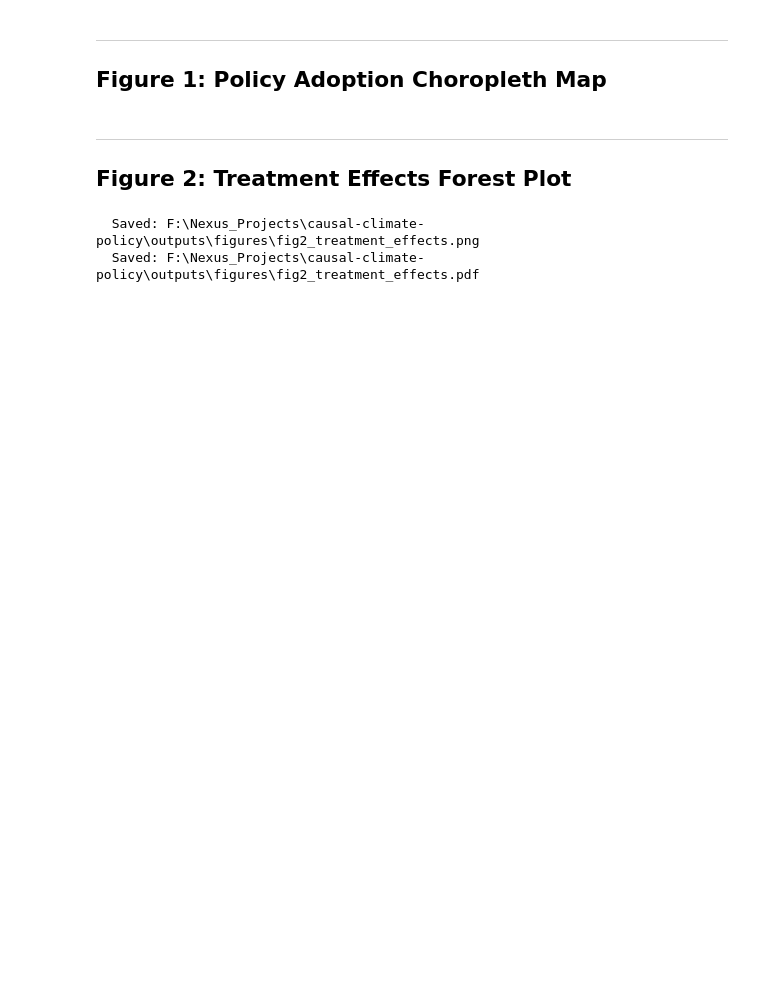
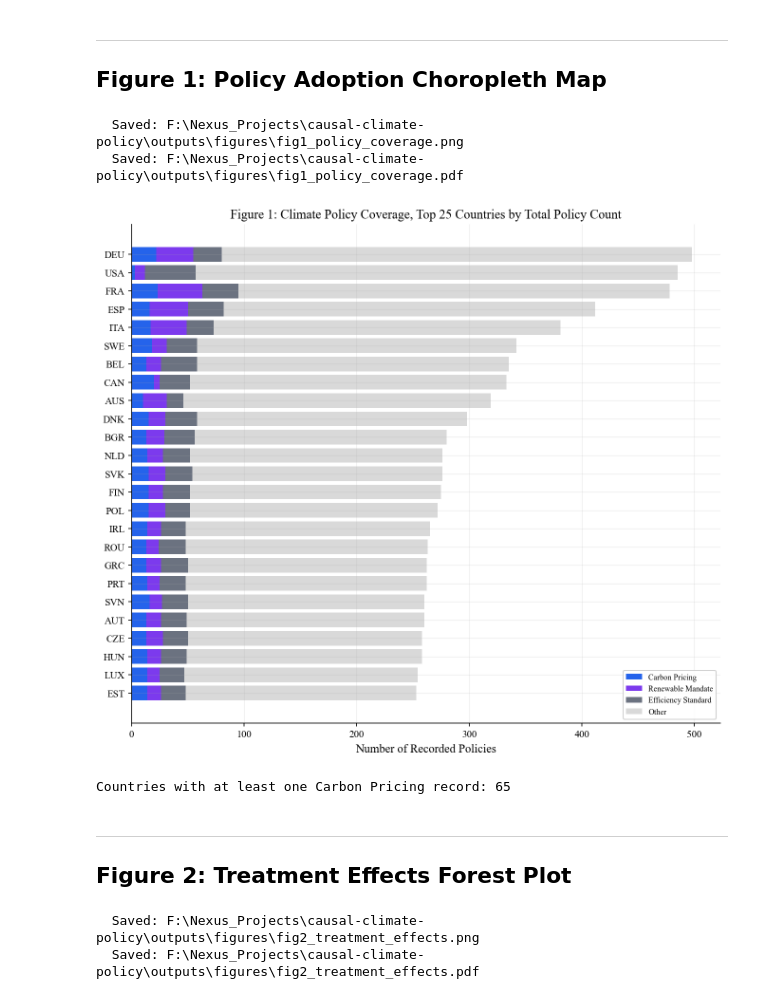
Before and after one commit to prakash-ukhalkar/causal-climate-policy-ml, a Jupyter notebook: notebooks/07_results_visualization.ipynb, the cells around one changed output. Saved outputs shown, nothing was run; the diff lists cells and outputs as text; code cells hidden in the pictures; blank space fills up the shorter version.

```diff
--- a/notebooks/07_results_visualization.ipynb
+++ b/notebooks/07_results_visualization.ipynb
@@ -76,3 +58,53 @@ fig_map.show()
+# %%
+df_policies = pd.read_csv(PROJECT_ROOT / "data" / "interim" / "policies_cleaned.csv")
+
+# Count policies per country, by category, for the top 25 countries overall.
+#
+# NOTE: an earlier version of this cell used a Plotly choropleth map, which
+# only ever called .show() and never saved to disk -- the PNG previously on
+# disk (outputs/figures/fig1_policy_coverage.png) was a stale, one-off manual
+# export from before the policy-categorization fix (Section 3.2 of the
+# manuscript). Attempting to fix this by saving via Plotly's Kaleido image
+# export found Kaleido hangs indefinitely in this environment (a pre-existing
+# headless-Chromium dependency issue, not something introduced by this fix).
+# Replaced with an equivalent matplotlib bar chart, which uses the same
+# `save_figure` helper already used successfully elsewhere in this notebook
+# and has no such dependency.
+policy_by_country = (
+    df_policies.groupby(["iso3", "policy_category"]).size().unstack(fill_value=0)
+)
+policy_by_country["total"] = policy_by_country.sum(axis=1)
+top25 = policy_by_country.sort_values("total", ascending=False).head(25)
+plot_cols = [c for c in ["Carbon Pricing", "Renewable Mandate", "Efficiency Standard", "Other"]
+             if c in top25.columns]
+
+fig, ax = plt.subplots(figsize=(9, 8))
+bottom = np.zeros(len(top25))
+category_colors = {
+    "Carbon Pricing": COLORS["primary"],
+    "Renewable Mandate": COLORS.get("secondary", "#2ca02c"),
+    "Efficiency Standard": COLORS.get("neutral", "#7f7f7f"),
+    "Other": "#d9d9d9",
+}
+for col in plot_cols:
+    ax.barh(top25.index, top25[col], left=bottom, label=col,
+            color=category_colors.get(col, None))
+    bottom += top25[col].values
+ax.set_xlabel("Number of Recorded Policies")
+ax.set_title("Figure 1: Climate Policy Coverage, Top 25 Countries by Total Policy Count")
+ax.legend(loc="lower right", fontsize=8)
+ax.invert_yaxis()
+plt.tight_layout()
+save_figure(fig, "fig1_policy_coverage")
+plt.show()
+
+print(f"\nCountries with at least one Carbon Pricing record: "
+      f"{(policy_by_country.get('Carbon Pricing', pd.Series(dtype=int)) > 0).sum()}")
+# %% [output]
+  Saved: F:\Nexus_Projects\causal-climate-policy\outputs\figures\fig1_policy_coverage.png
+  Saved: F:\Nexus_Projects\causal-climate-policy\outputs\figures\fig1_policy_coverage.pdf
+[figure, added]
+Countries with at least one Carbon Pricing record: 65
 # %% [markdown]
 ---
 ## Figure 2: Treatment Effects Forest Plot
```
Also changed, not shown: parts of 4 cells of this notebook.
